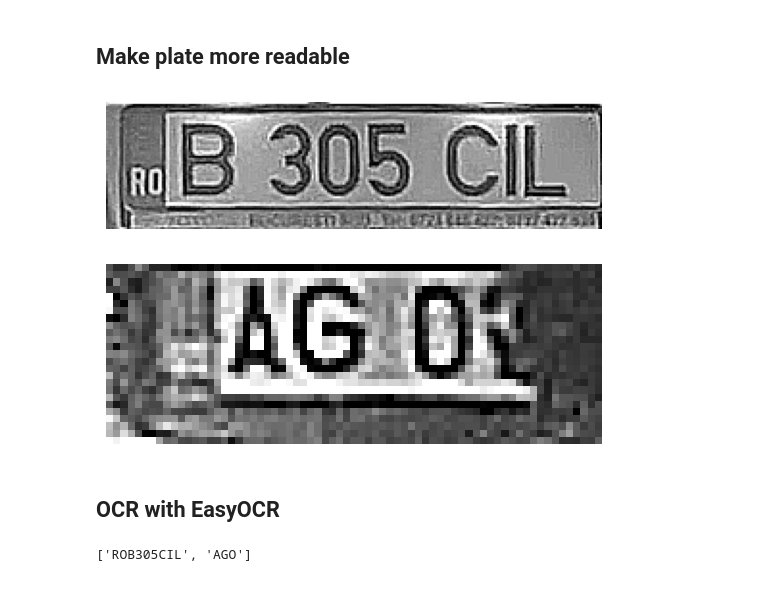
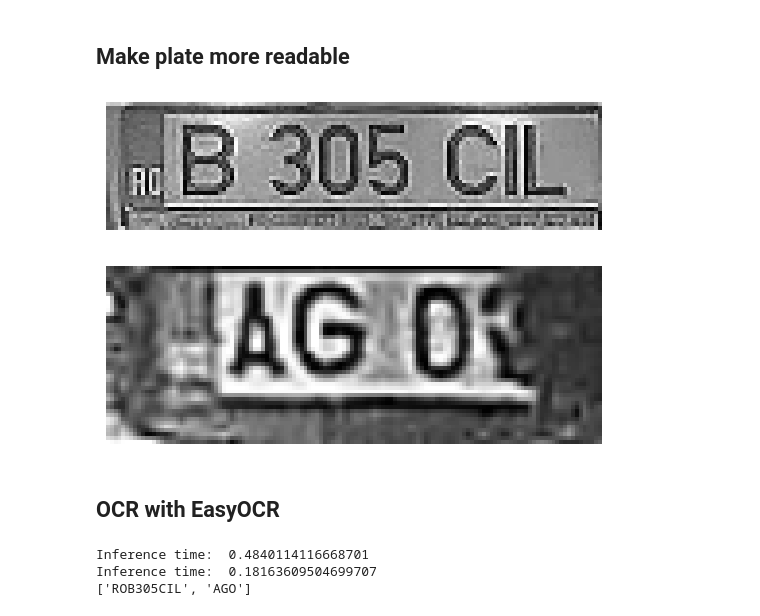
Before and after one commit to damirch/alpr, a Jupyter notebook: main.ipynb, the cells around one changed output. Cells and saved outputs as stored; diff of their text form; code cells hidden in the pictures.

Commit message:
added inference times

```diff
--- a/main.ipynb
+++ b/main.ipynb
@@ -61,33 +67,43 @@ for roi in rois:
 # %%
 better_rois = []
 
 import numpy as np
 
 for roi in rois:
     gray = cv2.cvtColor(roi, cv2.COLOR_BGR2GRAY)
     better_rois.append(gray)
 
     # sharpen
     kernel = np.array([[-1,-1,-1], [-1,9,-1], [-1,-1,-1]])
     gray = cv2.filter2D(gray, -1, kernel)
 
+    # max width is 128, but keep aspect ratio
+    scale = 128 / gray.shape[1]
+    gray = cv2.resize(gray, (0, 0), fx=scale, fy=scale)
+
     # threshold
     #gray = cv2.threshold(gray, 0, 255, cv2.THRESH_BINARY + cv2.THRESH_OTSU)[1]
 
     plt.imshow(gray, cmap='gray')
     plt.axis('off')
     plt.show()
 # %% [output]
-[figure, old version]
+[figure, new version]
-[figure, old version]
+[figure, new version]
 # %% [markdown]
 ## OCR with EasyOCR
 # %%
 results = []
 
 for roi in better_rois:
+    t0 = time.time()
     results.append(reader.read(roi))
+    t1 = time.time()
+
+    print("Inference time: ", t1-t0)
 
 print(results)
 # %% [output]
+Inference time:  0.4840114116668701
+Inference time:  0.18163609504699707
 ['ROB305CIL', 'AGO']
```
Also changed, not shown: parts of 4 cells of this notebook.
